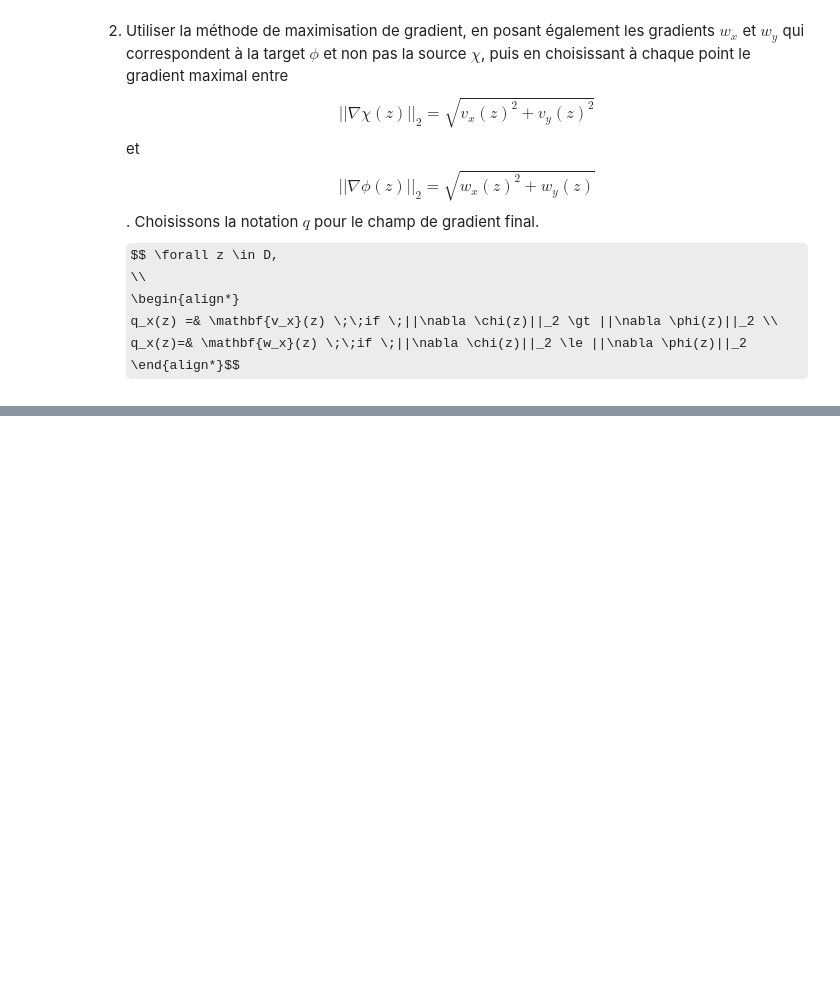
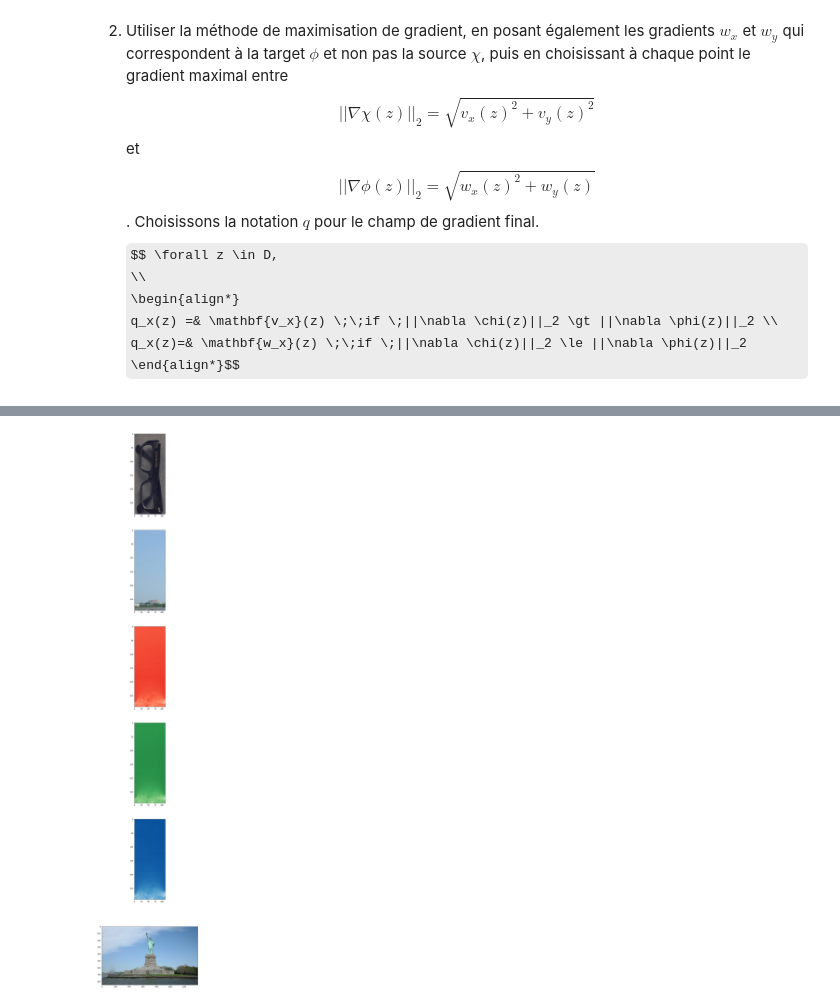
Before and after one commit to trenaudie/Poisson-Image-Editing, a Jupyter notebook: poisson-image.ipynb, the cells around one changed output, grey strips where cells are left out. Cells and saved outputs as stored; diff of their text form; code cells hidden in the pictures; some formulas as TeX source; blank space fills up the shorter version.

```diff
--- a/poisson-image.ipynb
+++ b/poisson-image.ipynb
@@ -1232,0 +1234,72 @@ b.shape (128118, 1)
+# %%
+
+SCREEN_WIDTH = 1400
+SCREEN_HEIGHT = 850
+
+
+#TESTING WITH DX and DY but taking the max of the gradient each time
+def solve_derivatives_min():
+   fig, axes = plt.subplots(6, figsize = (10,60))
+   #the first two plots are source then target
+   """m est le nombre de lignes de la matrice rognée, n est le nombre de colonnes"""
+
+   target = Image.open('figs/example1/source1.jpg').resize((SCREEN_WIDTH,SCREEN_HEIGHT))
+   source = Image.open("images/objects-final.jpeg").resize((SCREEN_WIDTH,SCREEN_HEIGHT))
+   source_pos,target_pos = tkinter_img_large(source,target) #[x1,y1,x2,y2], [x1,y1]
+   print("sourcepos", source_pos)
+   print("target_pos", target_pos)
+   if not source_pos:
+      raise Exception('tkinter did not receive source image from user')
+
+   source = source.crop(source_pos)
+   print(f"working with source shape : ", source.size)
+   source = np.asarray(source)
+   m,n = source.shape[:2]
+   source_dict = {'Reds':source[::,::,0], 'Greens' :source[::,::,1],'Blues': source[::,::,2] }
+
+   #make target rectangle of the same size as source
+
+   target_x,target_y =  target_pos
+   target = target.crop((target_x,target_y, target_x+n, target_y+m))
+   target=np.asarray(target)
+   target_dict = {'Reds':target[::,::,0], 'Greens' :target[::,::,1],'Blues': target[::,::,2] }
+
+   #testing with just the grey version #[0.2989, 0.5870, 0.1140]
+   axes[0].imshow(source,vmin = 0, vmax = 255)
+   axes[1].imshow(target,vmin = 0, vmax = 255)
+   #testing with all three versions
+
+   final_arr = np.empty(shape = (m,n,3))
+   for i,c in enumerate(source_dict.keys()):
+      source = source_dict[c]
+      target = target_dict[c]
+      source = source.flatten()
+      target = target.flatten()
+
+      #A = lapAfinal2(m,n)
+      A = lapAfinal2(m,n)
+      b = make_b_min(m,n,source,target)
+      print(f"A.shape", A.shape)
+      print(f"b.shape", b.shape)
+      x = sc.linalg.spsolve(A,b)
+
+      print("before glueing", x.shape)
+      x = rebuild_u(x,target.flatten(),m,n)
+      print("after glueing" , x.shape)
+      x[x<0] = 0
+      x[x>255] = 255
+      axes[i+2].imshow(x.astype('uint8'), cmap = c, vmin = 0, vmax = 255)
+      final_arr[::,::,i] = x
+   final_arr = final_arr.astype('uint8')
+
+
+   final_img = Image.fromarray(final_arr)
+   target = Image.open('figs/example1/source1.jpg').resize((SCREEN_WIDTH,SCREEN_HEIGHT))
+   target.paste(final_img,(target_x,target_y))
+   target.show()
+   axes[5].imshow(target)
+
+
+
+   #merging them together
+# %% [output]
@@ -1232,0 +1324 @@ b.shape (128118, 1)
+[figure, added]
```
Also changed, not shown: parts of 10 cells of this notebook, 18 other files.
